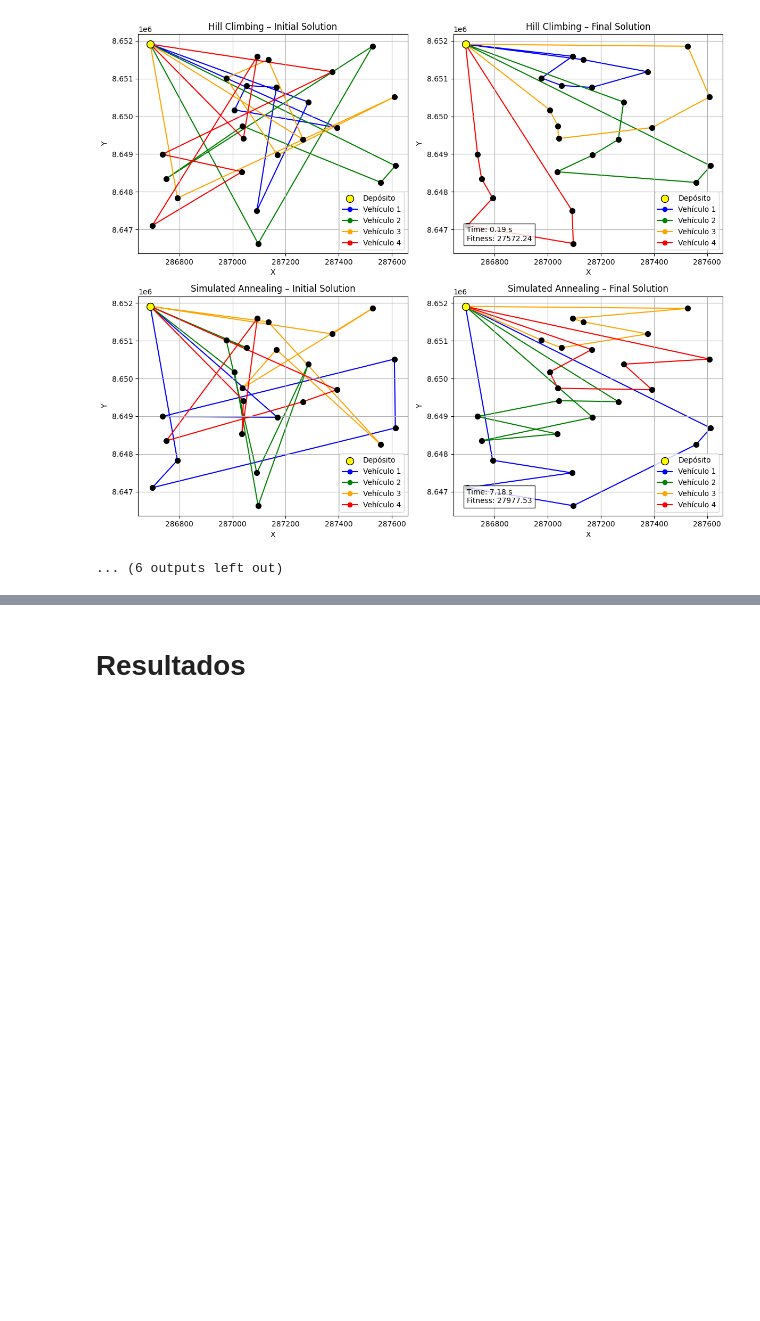
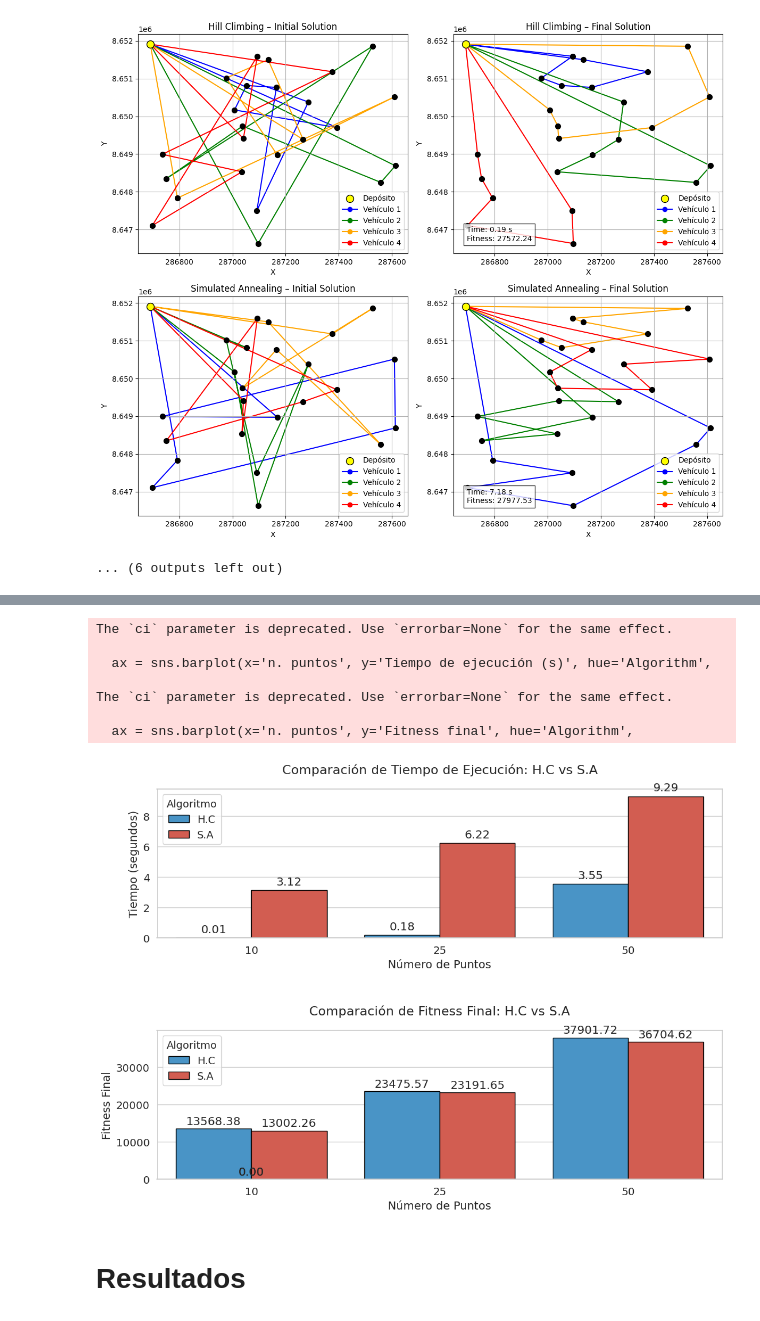
Before and after one commit to diperezbgit/IA-FUNDAMENTALS, a Jupyter notebook: TAREA_2/TAREA_2_HC_SA_pynb.ipynb, the cells around one changed output, grey strips where cells are left out. Saved outputs shown, nothing was run; the diff lists cells and outputs as text; code cells hidden in the pictures; blank space fills up the shorter version.

```diff
--- a/TAREA_2/TAREA_2_HC_SA_pynb.ipynb
+++ b/TAREA_2/TAREA_2_HC_SA_pynb.ipynb
@@ -317,2 +385,50 @@ Costo final:   27977.526199054522
+# %%
+df = pd.concat([pd.DataFrame(data_hc), pd.DataFrame(data_sa)])
+
+sns.set(style="whitegrid", font_scale=1.2)
+plt.figure(figsize=(4*3, 3*3))
+
+# Plot 1: Comparación de tiempo de ejecución
+plt.subplot(2, 1, 1)
+ax = sns.barplot(x='n. puntos', y='Tiempo de ejecución (s)', hue='Algorithm',
+                data=df, palette=['#3498db', '#e74c3c'],
+                edgecolor='black', linewidth=1,ci=None)
+plt.title('Comparación de Tiempo de Ejecución: H.C vs S.A', pad=20, fontsize=16)
+plt.ylabel('Tiempo (segundos)', fontsize=14)
+plt.xlabel('Número de Puntos', fontsize=14)
+plt.legend(title='Algoritmo', title_fontsize=13, fontsize=13)
+
+
+for p in ax.patches:
+    height = p.get_height()
+    if height > 0:  # Only label bars with height > 0
+        ax.text(p.get_x() + p.get_width()/2., height + 0.2,
+                f'{height:.2f}', ha='center', va='bottom')
+
+# Plot 2: Comparación de fitness final
+plt.subplot(2, 1, 2)
+ax = sns.barplot(x='n. puntos', y='Fitness final', hue='Algorithm',
+                data=df, palette=['#3498db', '#e74c3c'],
+                edgecolor='black', linewidth=1,ci=None)
+plt.title('Comparación de Fitness Final: H.C vs S.A', pad=20, fontsize=16)
+plt.ylabel('Fitness Final', fontsize=14)
+plt.xlabel('Número de Puntos', fontsize=14)
+plt.legend(title='Algoritmo', title_fontsize=13, fontsize=13)
+
+for p in ax.patches:
+    ax.text(p.get_x() + p.get_width()/2., p.get_height() + 500,
+            f'{p.get_height():.2f}', ha='center', va='bottom')
+
+plt.tight_layout(pad=3.0)
+plt.show()
+# %% [output]
+The `ci` parameter is deprecated. Use `errorbar=None` for the same effect.
+
+  ax = sns.barplot(x='n. puntos', y='Tiempo de ejecución (s)', hue='Algorithm',
+
+The `ci` parameter is deprecated. Use `errorbar=None` for the same effect.
+
+  ax = sns.barplot(x='n. puntos', y='Fitness final', hue='Algorithm',
+[figure, added]
 # %% [markdown]
 # Resultados
```
Also changed, not shown: parts of 1 cell of this notebook.
